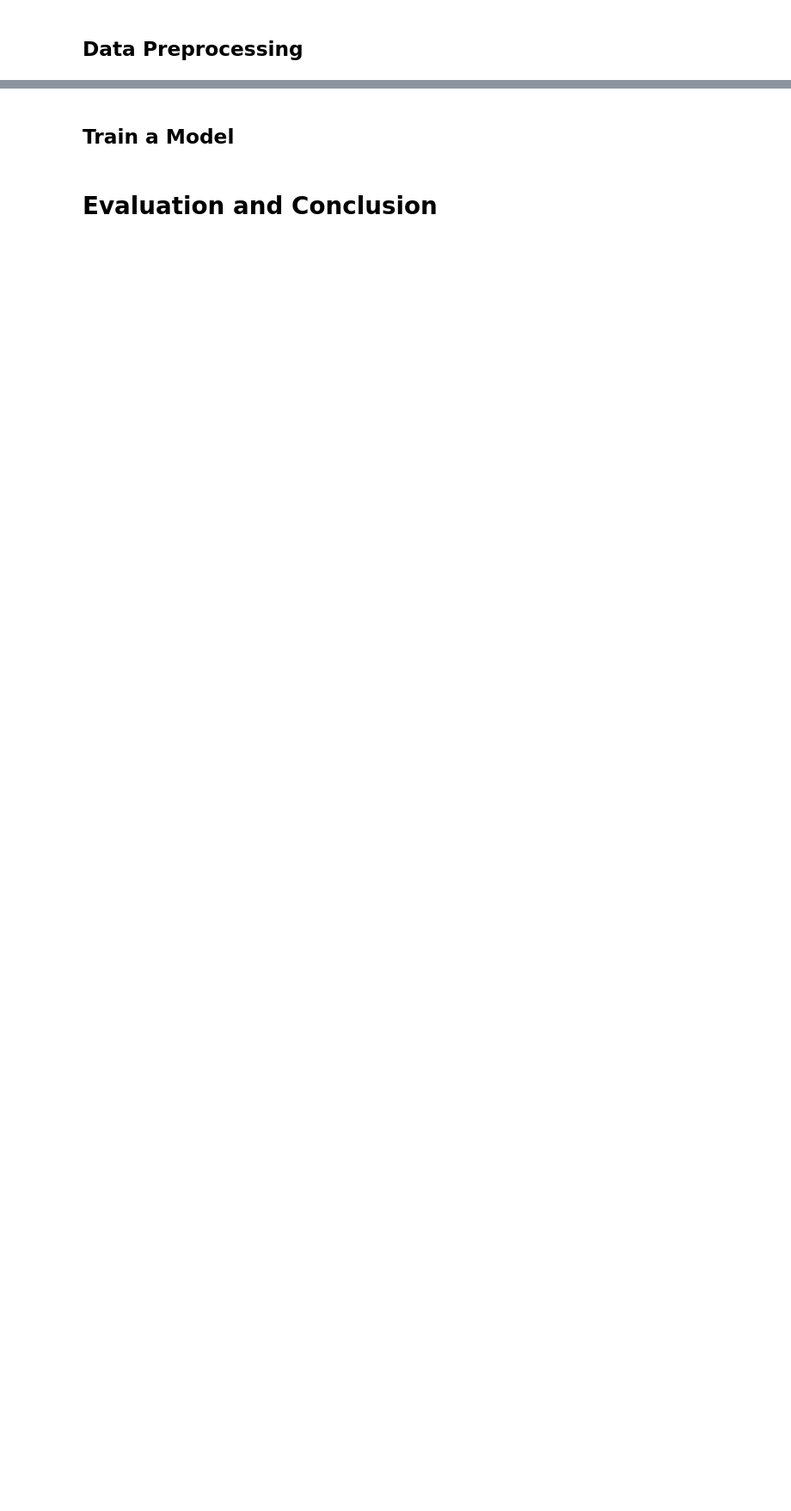
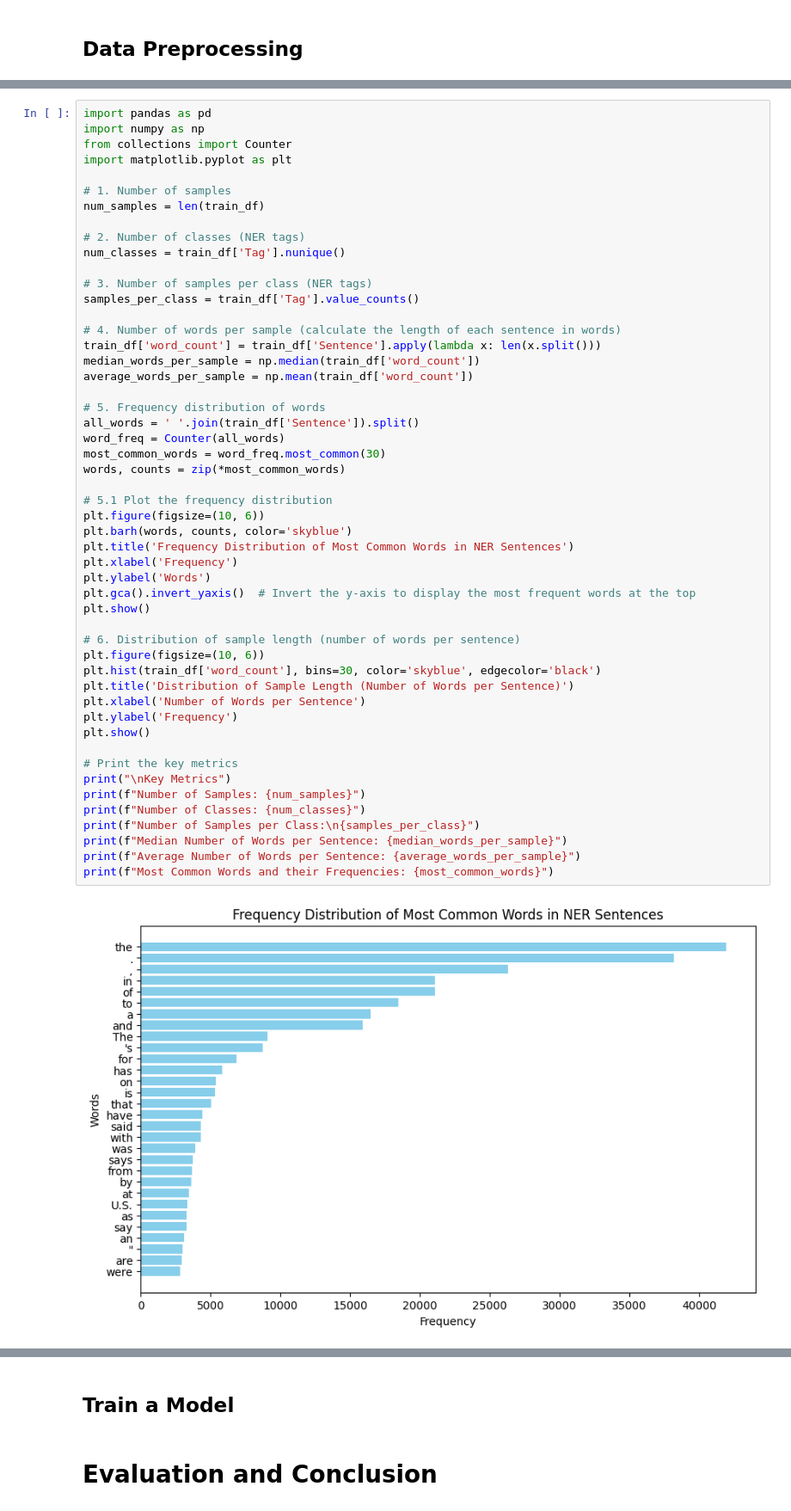
Before and after one commit to Daniel-Rossi-16/NLP_3_NER, a Jupyter notebook: NER_Analysis.ipynb, the cells around one changed output, grey strips where cells are left out. Shown at 86% size. Drawn from its saved outputs; the diff is of its cells as text; blank space fills up the shorter version.

```diff
--- a/NER_Analysis.ipynb
+++ b/NER_Analysis.ipynb
@@ -106,0 +146,53 @@ for word in data[0]:
+# %%
+import pandas as pd
+import numpy as np
+from collections import Counter
+import matplotlib.pyplot as plt
+
+# 1. Number of samples
+num_samples = len(train_df)
+
+# 2. Number of classes (NER tags)
+num_classes = train_df['Tag'].nunique()
+
+# 3. Number of samples per class (NER tags)
+samples_per_class = train_df['Tag'].value_counts()
+
+# 4. Number of words per sample (calculate the length of each sentence in words)
+train_df['word_count'] = train_df['Sentence'].apply(lambda x: len(x.split()))
+median_words_per_sample = np.median(train_df['word_count'])
+average_words_per_sample = np.mean(train_df['word_count'])
+
+# 5. Frequency distribution of words
+all_words = ' '.join(train_df['Sentence']).split()
+word_freq = Counter(all_words)
+most_common_words = word_freq.most_common(30)
+words, counts = zip(*most_common_words)
+
+# 5.1 Plot the frequency distribution
+plt.figure(figsize=(10, 6))
+plt.barh(words, counts, color='skyblue')
+plt.title('Frequency Distribution of Most Common Words in NER Sentences')
+plt.xlabel('Frequency')
+plt.ylabel('Words')
+plt.gca().invert_yaxis()  # Invert the y-axis to display the most frequent words at the top
+plt.show()
+
+# 6. Distribution of sample length (number of words per sentence)
+plt.figure(figsize=(10, 6))
+plt.hist(train_df['word_count'], bins=30, color='skyblue', edgecolor='black')
+plt.title('Distribution of Sample Length (Number of Words per Sentence)')
+plt.xlabel('Number of Words per Sentence')
+plt.ylabel('Frequency')
+plt.show()
+
+# Print the key metrics
+print("\nKey Metrics")
+print(f"Number of Samples: {num_samples}")
+print(f"Number of Classes: {num_classes}")
+print(f"Number of Samples per Class:\n{samples_per_class}")
+print(f"Median Number of Words per Sentence: {median_words_per_sample}")
+print(f"Average Number of Words per Sentence: {average_words_per_sample}")
+print(f"Most Common Words and their Frequencies: {most_common_words}")
+# %% [output]
+[figure, added]
```
Also changed, not shown: parts of 22 cells of this notebook.
